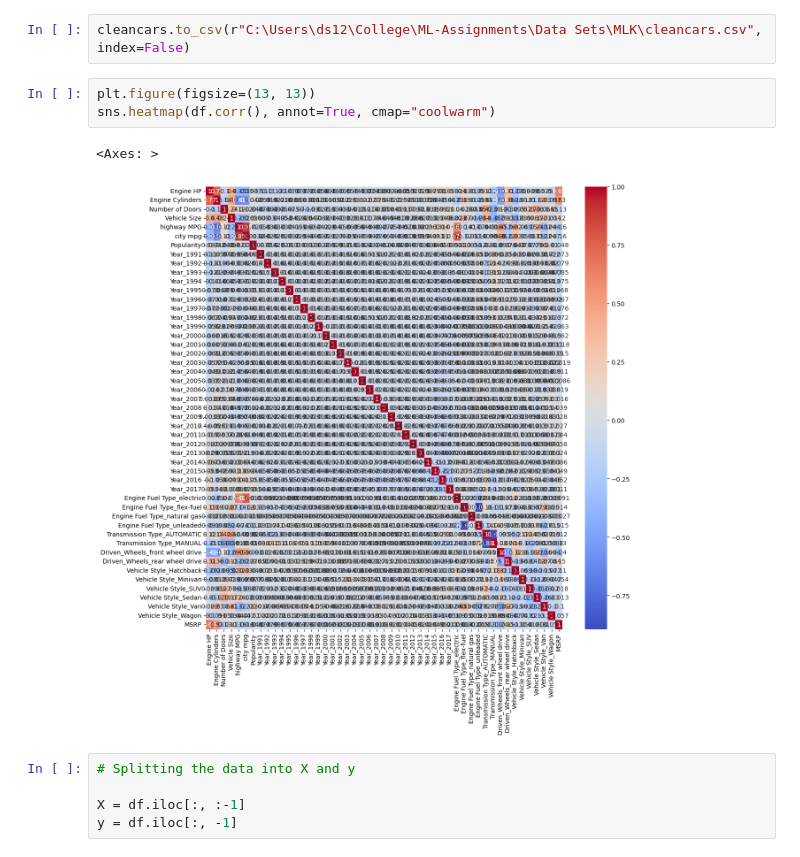
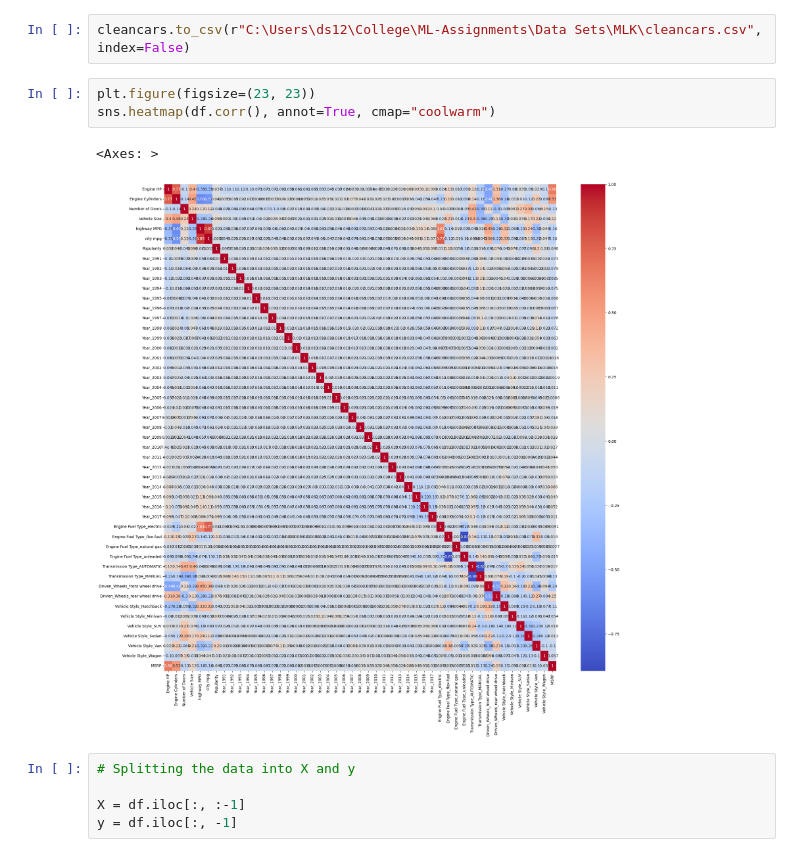
Before and after one commit to Harsh502s/ML-Assignments, a Jupyter notebook: Notebooks/Assignment 2 Cars LR.ipynb, the cells around one changed output. Saved outputs shown, nothing was run; the diff lists cells and outputs as text.

```diff
--- a/Notebooks/Assignment 2 Cars LR.ipynb
+++ b/Notebooks/Assignment 2 Cars LR.ipynb
@@ -235,11 +235,11 @@ cleancars = df.copy(deep=True)
 # %%
 cleancars.to_csv(r"C:\Users\ds12\College\ML-Assignments\Data Sets\MLK\cleancars.csv", index=False)
 # %%
-plt.figure(figsize=(13, 13))
+plt.figure(figsize=(23, 23))
 sns.heatmap(df.corr(), annot=True, cmap="coolwarm")
 # %% [output]
 <Axes: >
-[figure, old version]
+[figure, new version]
 # %%
 # Splitting the data into X and y
 
```
Also changed, not shown: parts of 2 cells of this notebook, 2 other files.
